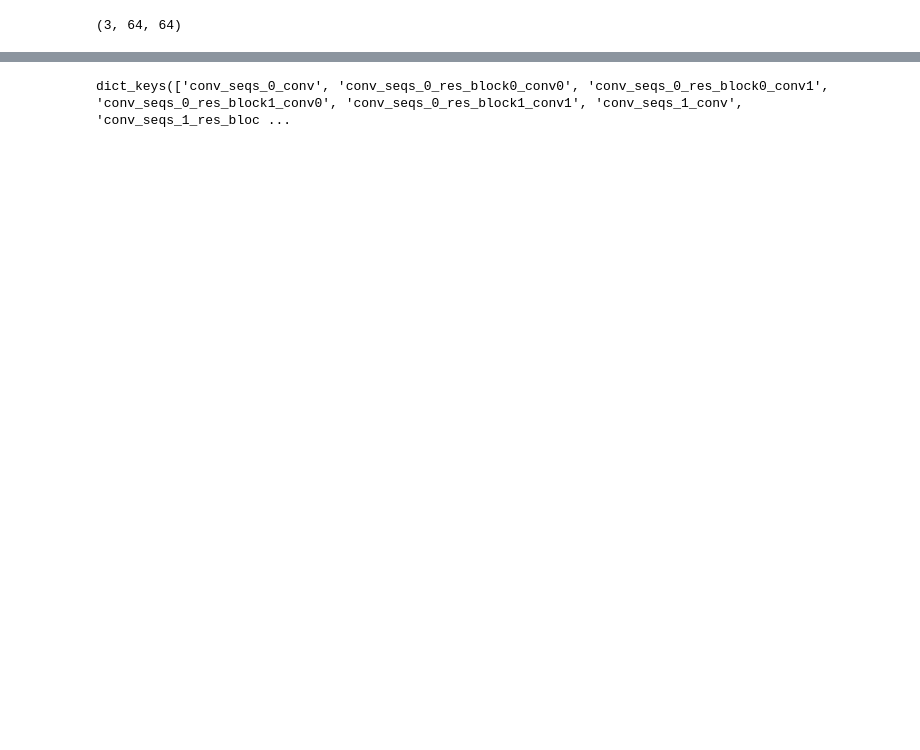
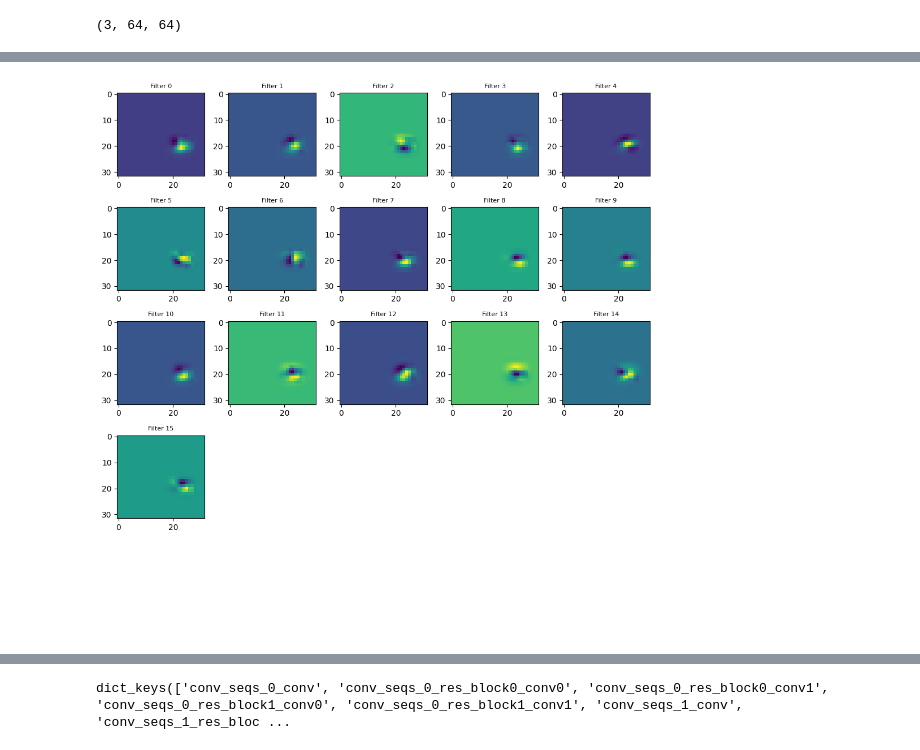
Before and after one commit to BenSturgeon/ai-safety-camp-2024-model-agents, a Jupyter notebook: notebooks/explore_heist.ipynb, the cells around one changed output, grey strips where cells are left out. Cells and saved outputs as stored; diff of their text form; code cells hidden in the pictures; blank space fills up the shorter version.

```diff
--- a/notebooks/explore_heist.ipynb
+++ b/notebooks/explore_heist.ipynb
@@ -161,0 +239,4 @@ AttributeError: 'tuple' object has no attribute 'cpu'
+# %%
+helpers.plot_layer_activations_dynamic_grid(differences, "conv_seqs_0_res_block1_conv1")
+# %% [output]
+[figure, added]
```
Also changed, not shown: parts of 34 cells of this notebook, 3 other files.
